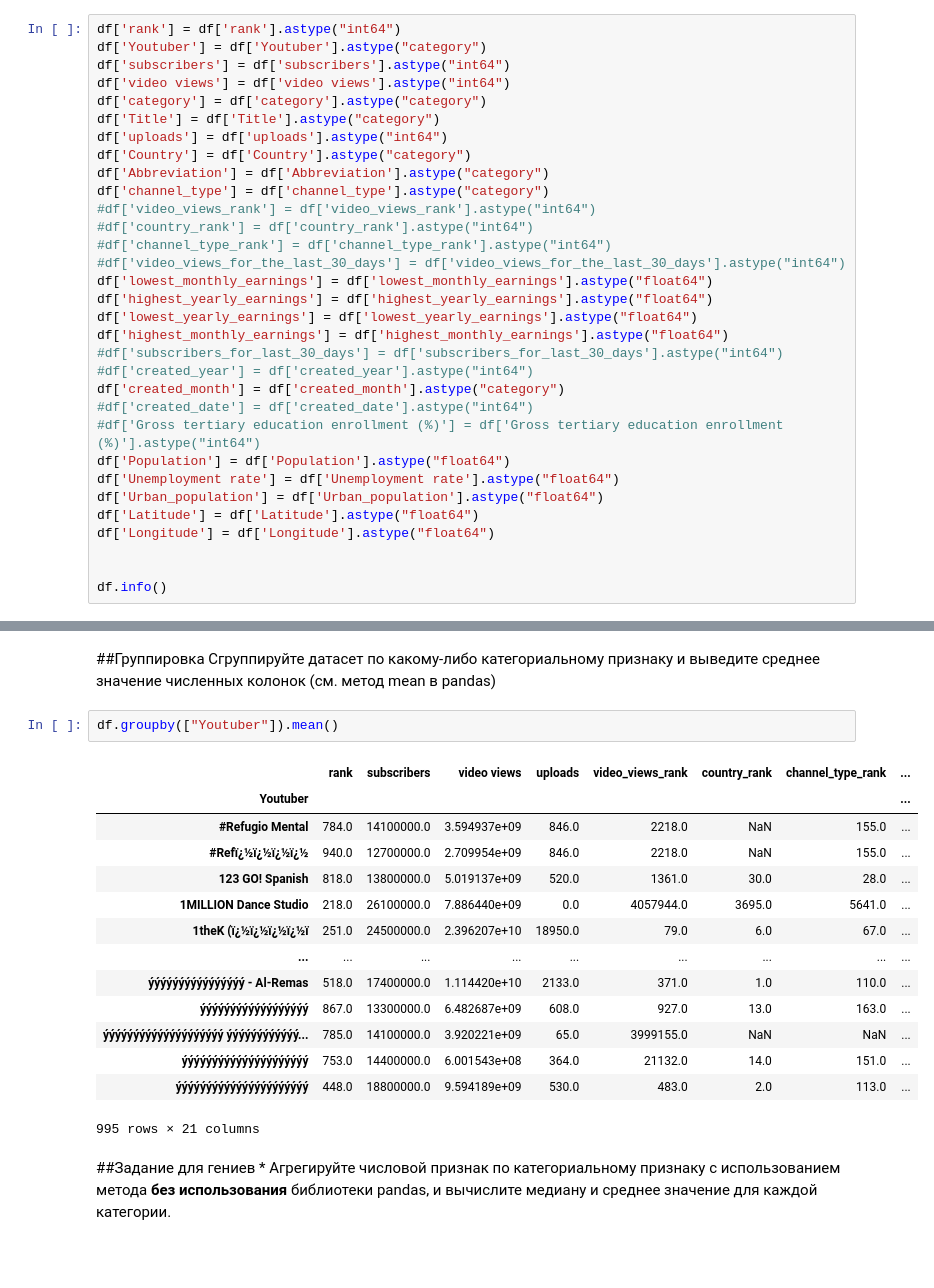
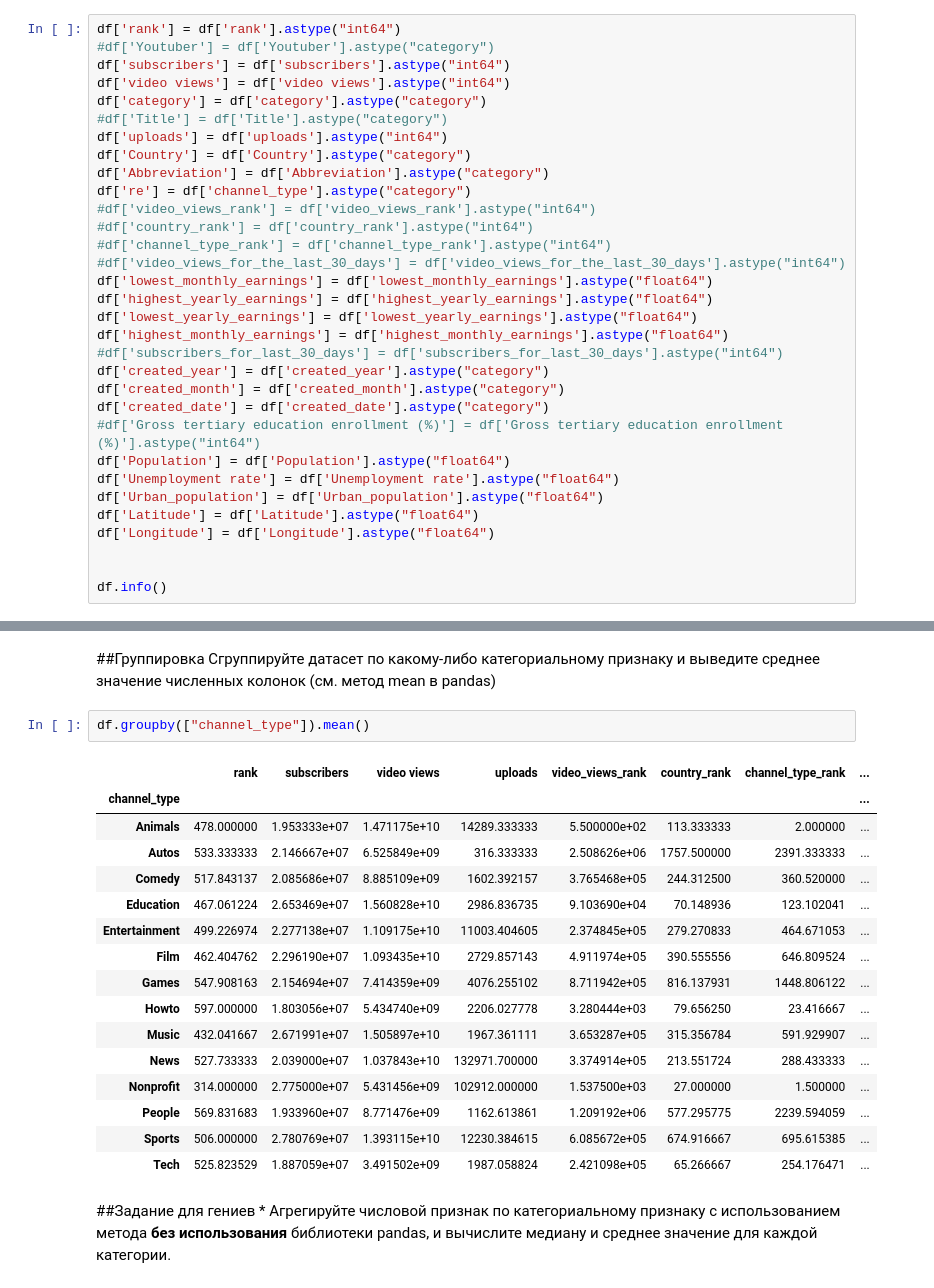
Before and after one commit to BKVOneLove/MachineLearning, a Jupyter notebook: lab1/Задание_1.ipynb, the cells around one changed output, grey strips where cells are left out. Drawn from its saved outputs; the diff is of its cells as text; blank space fills up the shorter version.

```diff
--- a/lab1/Задание_1.ipynb
+++ b/lab1/Задание_1.ipynb
@@ -110,15 +109,15 @@ stat.loc[['min', 'max']]
 Присвойте соответствующим колонкам один из типов (category, float, int)
 # %%
 df['rank'] = df['rank'].astype("int64")
-df['Youtuber'] = df['Youtuber'].astype("category")
+#df['Youtuber'] = df['Youtuber'].astype("category")
 df['subscribers'] = df['subscribers'].astype("int64")
 df['video views'] = df['video views'].astype("int64")
 df['category'] = df['category'].astype("category")
-df['Title'] = df['Title'].astype("category")
+#df['Title'] = df['Title'].astype("category")
 df['uploads'] = df['uploads'].astype("int64")
 df['Country'] = df['Country'].astype("category")
 df['Abbreviation'] = df['Abbreviation'].astype("category")
-df['channel_type'] = df['channel_type'].astype("category")
+df['re'] = df['channel_type'].astype("category")
 #df['video_views_rank'] = df['video_views_rank'].astype("int64")
 #df['country_rank'] = df['country_rank'].astype("int64")
 #df['channel_type_rank'] = df['channel_type_rank'].astype("int64")
@@ -128,9 +127,9 @@ df['highest_yearly_earnings'] = df['highest_yearly_earnings'].astype("float64")
 df['lowest_yearly_earnings'] = df['lowest_yearly_earnings'].astype("float64")
 df['highest_monthly_earnings'] = df['highest_monthly_earnings'].astype("float64")
 #df['subscribers_for_last_30_days'] = df['subscribers_for_last_30_days'].astype("int64")
-#df['created_year'] = df['created_year'].astype("int64")
+df['created_year'] = df['created_year'].astype("category")
 df['created_month'] = df['created_month'].astype("category")
-#df['created_date'] = df['created_date'].astype("int64")
+df['created_date'] = df['created_date'].astype("category")
 #df['Gross tertiary education enrollment (%)'] = df['Gross tertiary education enrollment (%)'].astype("int64")
 df['Population'] = df['Population'].astype("float64")
 df['Unemployment rate'] = df['Unemployment rate'].astype("float64")
@@ -197,22 +196,24 @@ df[df['video_views_for_the_last_30_days']<10].head()
 ##Группировка
 Сгруппируйте датасет по какому-либо категориальному признаку и выведите среднее значение численных колонок (см. метод mean в pandas)
 # %%
-df.groupby(["Youtuber"]).mean()
+df.groupby(["channel_type"]).mean()
 # %% [output]
 |  | rank | subscribers | video views | uploads | video_views_rank | country_rank | channel_type_rank | ... |
-| Youtuber |  |  |  |  |  |  |  | ... |
-| #Refugio Mental | 784.0 | 14100000.0 | 3.594937e+09 | 846.0 | 2218.0 | NaN | 155.0 | ... |
-| #Refï¿½ï¿½ï¿½ï¿½ | 940.0 | 12700000.0 | 2.709954e+09 | 846.0 | 2218.0 | NaN | 155.0 | ... |
-| 123 GO! Spanish | 818.0 | 13800000.0 | 5.019137e+09 | 520.0 | 1361.0 | 30.0 | 28.0 | ... |
-| 1MILLION Dance Studio | 218.0 | 26100000.0 | 7.886440e+09 | 0.0 | 4057944.0 | 3695.0 | 5641.0 | ... |
-| 1theK (ï¿½ï¿½ï¿½ï¿½ï | 251.0 | 24500000.0 | 2.396207e+10 | 18950.0 | 79.0 | 6.0 | 67.0 | ... |
-| ... | ... | ... | ... | ... | ... | ... | ... | ... |
-| ýýýýýýýýýýýýýýýý - Al-Remas | 518.0 | 17400000.0 | 1.114420e+10 | 2133.0 | 371.0 | 1.0 | 110.0 | ... |
-| ýýýýýýýýýýýýýýýýýý | 867.0 | 13300000.0 | 6.482687e+09 | 608.0 | 927.0 | 13.0 | 163.0 | ... |
-| ýýýýýýýýýýýýýýýýýýýý ýýýýýýýýýýýý... | 785.0 | 14100000.0 | 3.920221e+09 | 65.0 | 3999155.0 | NaN | NaN | ... |
-| ýýýýýýýýýýýýýýýýýýýýý | 753.0 | 14400000.0 | 6.001543e+08 | 364.0 | 21132.0 | 14.0 | 151.0 | ... |
-| ýýýýýýýýýýýýýýýýýýýýýý | 448.0 | 18800000.0 | 9.594189e+09 | 530.0 | 483.0 | 2.0 | 113.0 | ... |
+| channel_type |  |  |  |  |  |  |  | ... |
+| Animals | 478.000000 | 1.953333e+07 | 1.471175e+10 | 14289.333333 | 5.500000e+02 | 113.333333 | 2.000000 | ... |
+| Autos | 533.333333 | 2.146667e+07 | 6.525849e+09 | 316.333333 | 2.508626e+06 | 1757.500000 | 2391.333333 | ... |
+| Comedy | 517.843137 | 2.085686e+07 | 8.885109e+09 | 1602.392157 | 3.765468e+05 | 244.312500 | 360.520000 | ... |
+| Education | 467.061224 | 2.653469e+07 | 1.560828e+10 | 2986.836735 | 9.103690e+04 | 70.148936 | 123.102041 | ... |
+| Entertainment | 499.226974 | 2.277138e+07 | 1.109175e+10 | 11003.404605 | 2.374845e+05 | 279.270833 | 464.671053 | ... |
+| Film | 462.404762 | 2.296190e+07 | 1.093435e+10 | 2729.857143 | 4.911974e+05 | 390.555556 | 646.809524 | ... |
+| Games | 547.908163 | 2.154694e+07 | 7.414359e+09 | 4076.255102 | 8.711942e+05 | 816.137931 | 1448.806122 | ... |
+| Howto | 597.000000 | 1.803056e+07 | 5.434740e+09 | 2206.027778 | 3.280444e+03 | 79.656250 | 23.416667 | ... |
+| Music | 432.041667 | 2.671991e+07 | 1.505897e+10 | 1967.361111 | 3.653287e+05 | 315.356784 | 591.929907 | ... |
+| News | 527.733333 | 2.039000e+07 | 1.037843e+10 | 132971.700000 | 3.374914e+05 | 213.551724 | 288.433333 | ... |
+| Nonprofit | 314.000000 | 2.775000e+07 | 5.431456e+09 | 102912.000000 | 1.537500e+03 | 27.000000 | 1.500000 | ... |
+| People | 569.831683 | 1.933960e+07 | 8.771476e+09 | 1162.613861 | 1.209192e+06 | 577.295775 | 2239.594059 | ... |
+| Sports | 506.000000 | 2.780769e+07 | 1.393115e+10 | 12230.384615 | 6.085672e+05 | 674.916667 | 695.615385 | ... |
+| Tech | 525.823529 | 1.887059e+07 | 3.491502e+09 | 1987.058824 | 2.421098e+05 | 65.266667 | 254.176471 | ... |
-995 rows × 21 columns
 # %% [markdown]
 ##Задание для гениев *
 Агрегируйте числовой признак по категориальному признаку с использованием метода **без использования** библиотеки pandas, и вычислите медиану и среднее значение для каждой категории.
```
Also changed, not shown: parts of 7 cells of this notebook.
